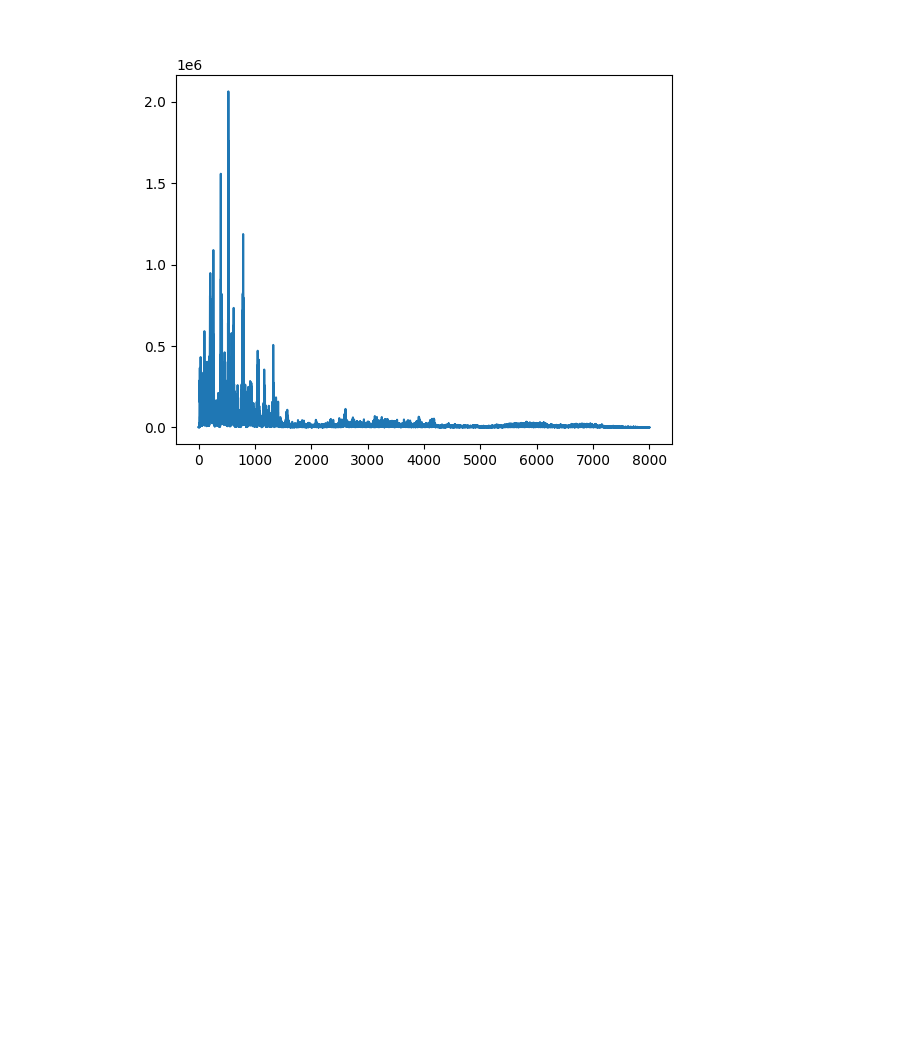
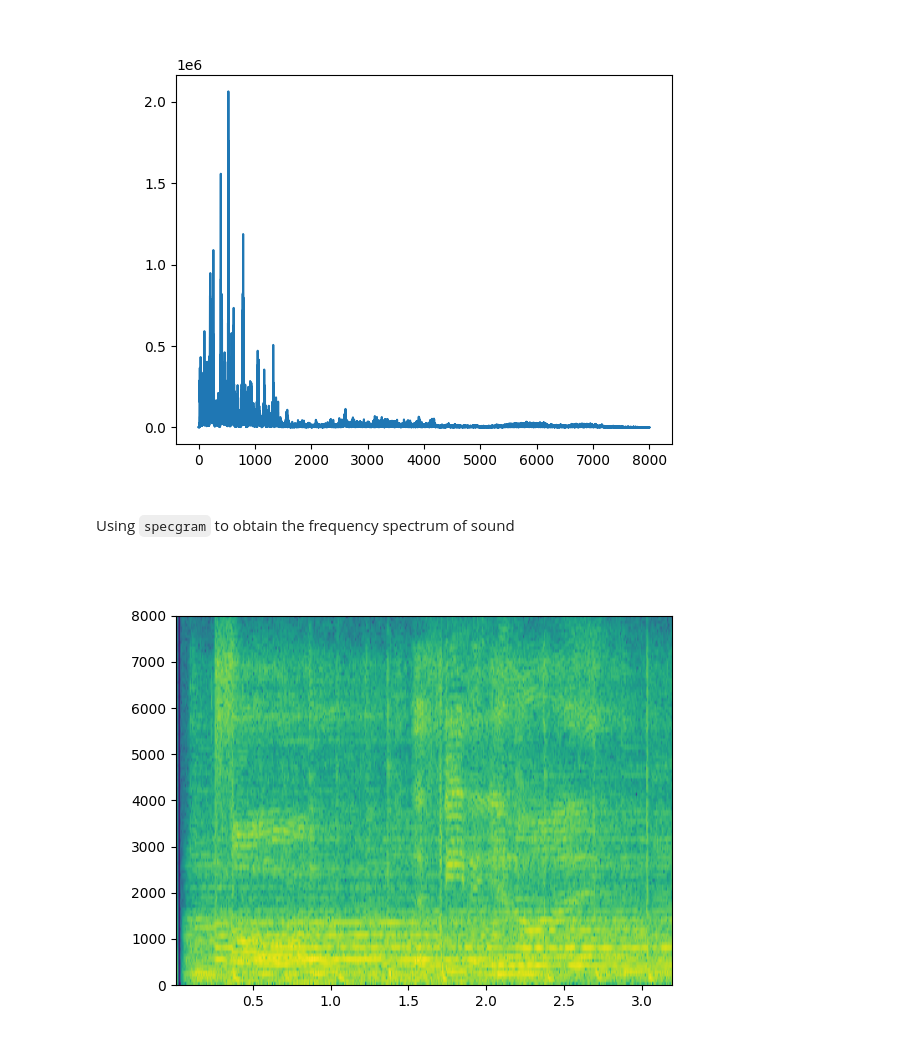
Before and after one commit to MohammadHosseinDalghi/Sound-Processing, a Jupyter notebook: index.ipynb, the cells around one changed output. Drawn from its saved outputs; the diff is of its cells as text; code cells hidden in the pictures; blank space fills up the shorter version.

Commit message:
Add visualizing frequency spectrum of sound

```diff
--- a/index.ipynb
+++ b/index.ipynb
@@ -62,3 +62,11 @@ plt.plot(frequencies, out_fft)
 plt.show()
 # %% [output]
 [figure]
+# %% [markdown]
+Using `specgram` to obtain the frequency spectrum of sound
+# %%
+plt.close()
+plt.specgram(data2, Fs=16000)
+plt.show()
+# %% [output]
+[figure, added]
```
